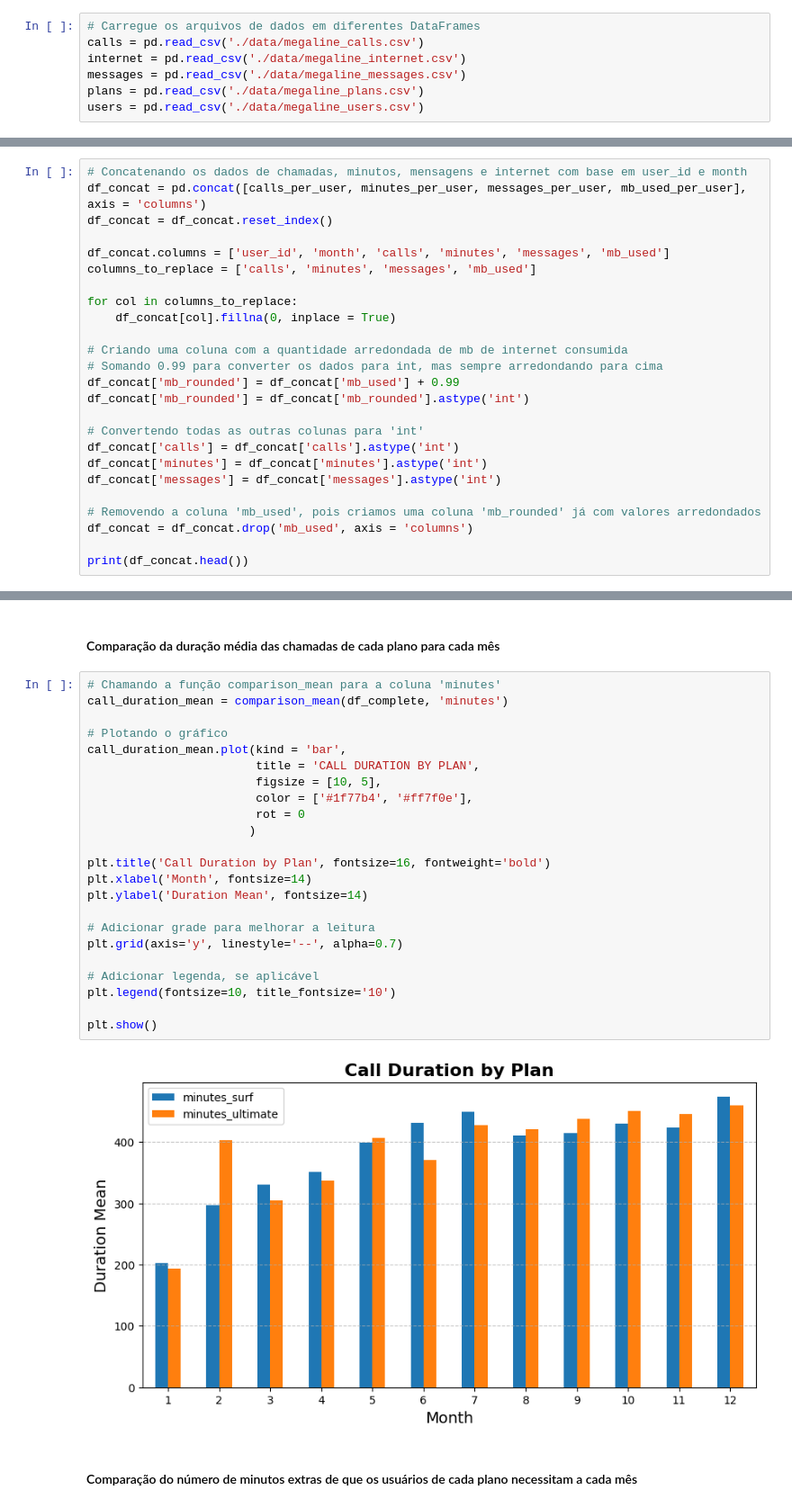
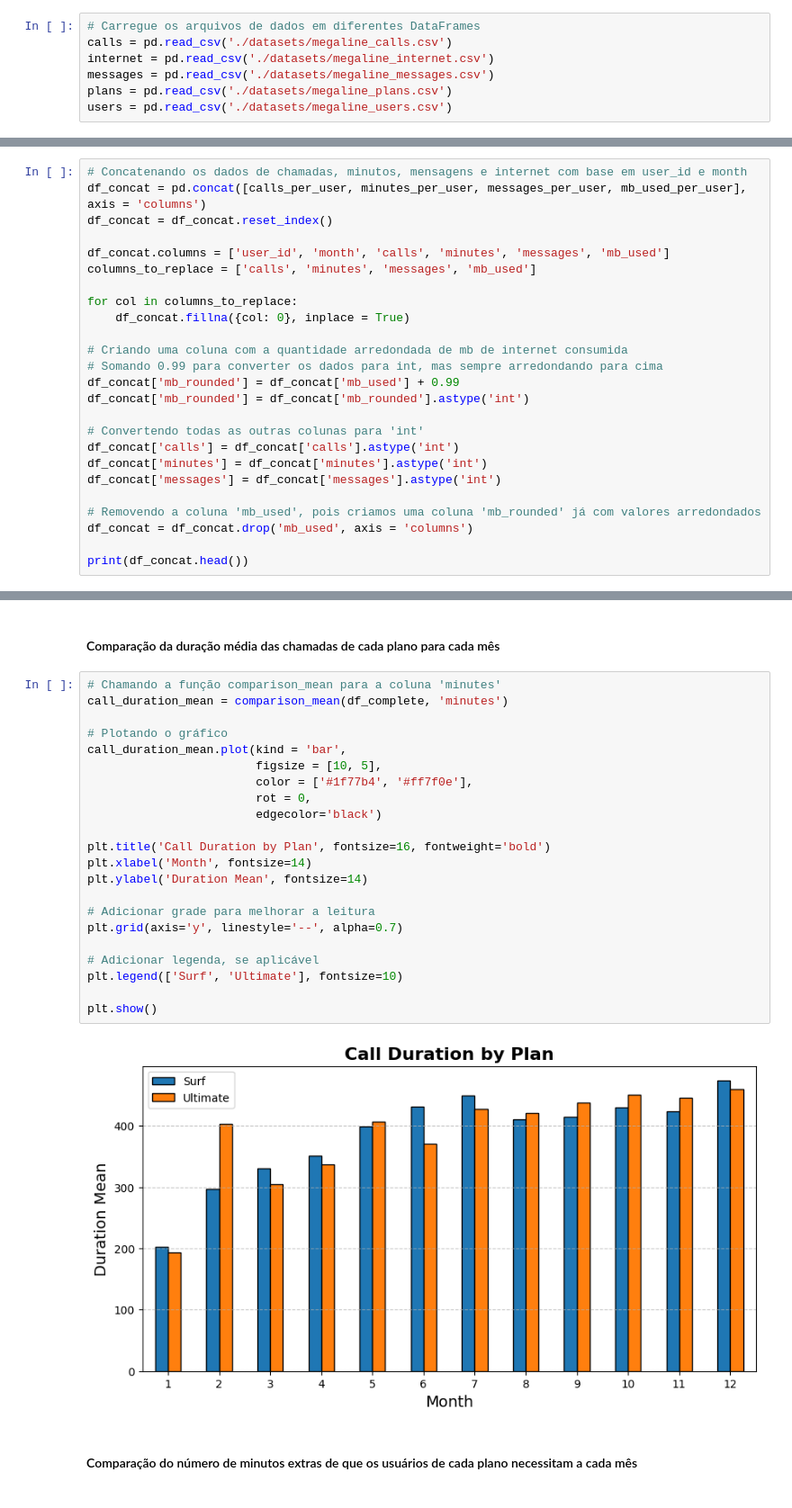
Before and after one commit to Rosental14/Megaline_0, a Jupyter notebook: projeto_megaline_0.ipynb, the cells around one changed output, grey strips where cells are left out. Shown: that part at 90% size. Drawn from its saved outputs; the diff is of its cells as text.

Commit message:
Renomeada pasta 'datasets' e atualizadas bordas dos gráficos

```diff
--- a/projeto_megaline_0.ipynb
+++ b/projeto_megaline_0.ipynb
@@ -37,11 +37,11 @@ from matplotlib import pyplot as plt
 Os dados deste projeto estão divididos em várias tabelas (calls, internet, messages, plans e users). Exploraremos cada uma delas para obter uma compreensão inicial dos dados e faremos correções em cada tabela, se necessário.
 # %%
 # Carregue os arquivos de dados em diferentes DataFrames
-calls = pd.read_csv('./data/megaline_calls.csv')
-internet = pd.read_csv('./data/megaline_internet.csv')
-messages = pd.read_csv('./data/megaline_messages.csv')
-plans = pd.read_csv('./data/megaline_plans.csv')
-users = pd.read_csv('./data/megaline_users.csv')
+calls = pd.read_csv('./datasets/megaline_calls.csv')
+internet = pd.read_csv('./datasets/megaline_internet.csv')
+messages = pd.read_csv('./datasets/megaline_messages.csv')
+plans = pd.read_csv('./datasets/megaline_plans.csv')
+users = pd.read_csv('./datasets/megaline_users.csv')
 # %% [markdown]
 ### Tabela Planos
 # %%
@@ -452,7 +452,7 @@ df_concat.columns = ['user_id', 'month', 'calls', 'minutes', 'messages', 'mb_use
 columns_to_replace = ['calls', 'minutes', 'messages', 'mb_used']
 
 for col in columns_to_replace:
-    df_concat[col].fillna(0, inplace = True)
+    df_concat.fillna({col: 0}, inplace = True)
 
 # Criando uma coluna com a quantidade arredondada de mb de internet consumida
 # Somando 0.99 para converter os dados para int, mas sempre arredondando para cima
@@ -583,28 +577,27 @@ def comparison_sum(df, column):
 # %%
 # Chamando a função comparison_mean para a coluna 'minutes'
 call_duration_mean = comparison_mean(df_complete, 'minutes')
 
 # Plotando o gráfico
 call_duration_mean.plot(kind = 'bar',
-                        title = 'CALL DURATION BY PLAN',
                         figsize = [10, 5],
                         color = ['#1f77b4', '#ff7f0e'],
-                        rot = 0
-                       )
+                        rot = 0,
+                        edgecolor='black')
 
 plt.title('Call Duration by Plan', fontsize=16, fontweight='bold')
 plt.xlabel('Month', fontsize=14)
 plt.ylabel('Duration Mean', fontsize=14)
 
 # Adicionar grade para melhorar a leitura
 plt.grid(axis='y', linestyle='--', alpha=0.7)
 
 # Adicionar legenda, se aplicável
-plt.legend(fontsize=10, title_fontsize='10')
+plt.legend(['Surf', 'Ultimate'], fontsize=10)
 
 plt.show()
 # %% [output]
-[figure, old version]
+[figure, new version]
 # %% [markdown]
 #### Comparação do número de minutos extras de que os usuários de cada plano necessitam a cada mês
 # %%
```
Also changed, not shown: parts of 16 cells of this notebook, 6 other files.
